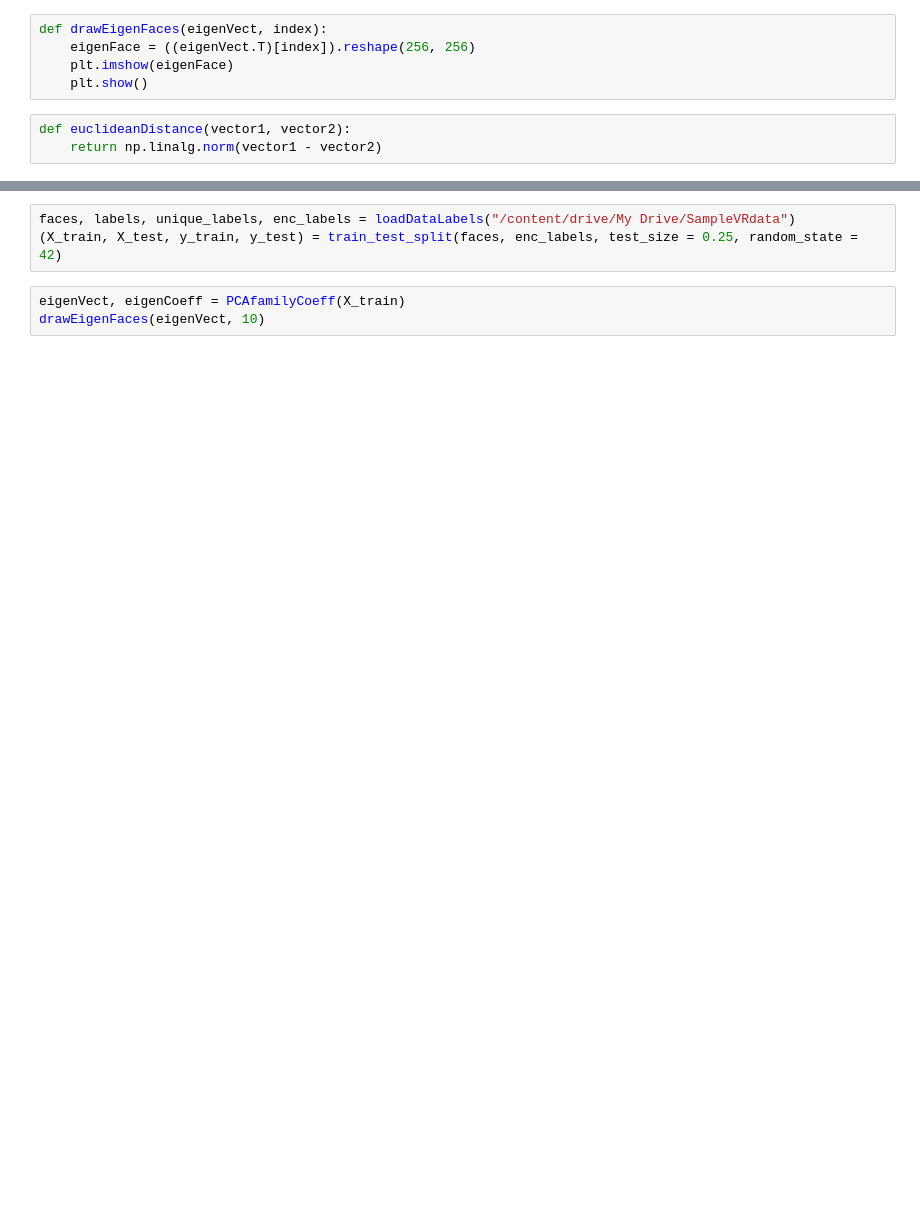
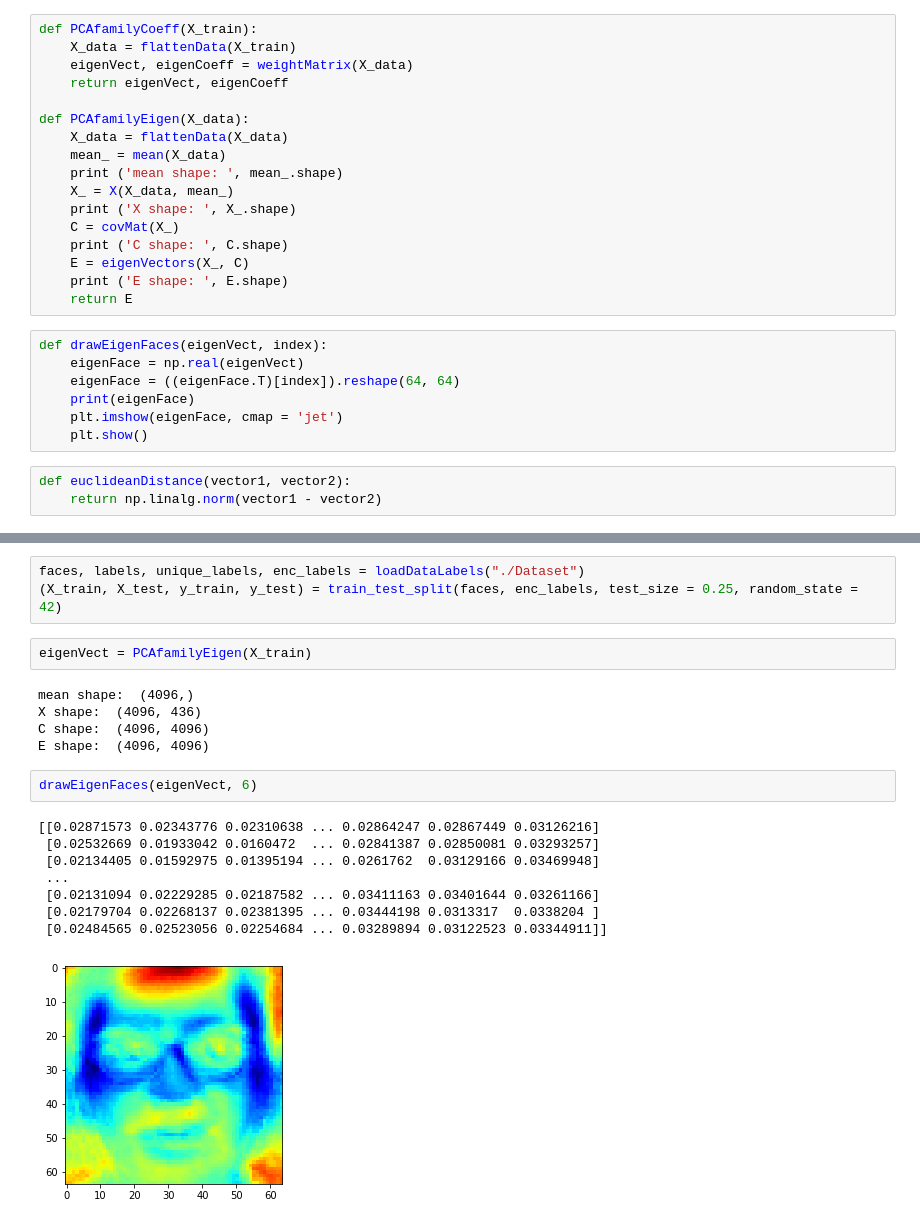
Before and after one commit to yasasdy/Face-Recognition, a Jupyter notebook: PCA_scratchFR.ipynb, the cells around one changed output, grey strips where cells are left out. Drawn from its saved outputs; the diff is of its cells as text; blank space fills up the shorter version.

```diff
--- a/PCA_scratchFR.ipynb
+++ b/PCA_scratchFR.ipynb
@@ -137,7 +114,26 @@ def PCAfamilyCoeff(X_train):
+# %%
+def PCAfamilyCoeff(X_train):
+    X_data = flattenData(X_train)
+    eigenVect, eigenCoeff = weightMatrix(X_data)
+    return eigenVect, eigenCoeff
+
+def PCAfamilyEigen(X_data):
+    X_data = flattenData(X_data)
+    mean_ = mean(X_data)
+    print ('mean shape: ', mean_.shape)
+    X_ = X(X_data, mean_)
+    print ('X shape: ', X_.shape)
+    C = covMat(X_)
+    print ('C shape: ', C.shape)
+    E = eigenVectors(X_, C)
+    print ('E shape: ', E.shape)
+    return E
 # %%
 def drawEigenFaces(eigenVect, index):
-    eigenFace = ((eigenVect.T)[index]).reshape(256, 256)
-    plt.imshow(eigenFace)
+    eigenFace = np.real(eigenVect)
+    eigenFace = ((eigenFace.T)[index]).reshape(64, 64)
+    print(eigenFace)
+    plt.imshow(eigenFace, cmap = 'jet')
     plt.show()
 # %%
 def euclideanDistance(vector1, vector2):
@@ -178,6 +229,21 @@ def Example(index, predictions, y_test, unique_labels):
 # %%
-faces, labels, unique_labels, enc_labels = loadDataLabels("/content/drive/My Drive/SampleVRdata")
+faces, labels, unique_labels, enc_labels = loadDataLabels("./Dataset")
 (X_train, X_test, y_train, y_test) = train_test_split(faces, enc_labels, test_size = 0.25, random_state = 42)
-# %%
-eigenVect, eigenCoeff = PCAfamilyCoeff(X_train)
-drawEigenFaces(eigenVect, 10)
+# %%
+eigenVect = PCAfamilyEigen(X_train)
+# %% [output]
+mean shape:  (4096,)
+X shape:  (4096, 436)
+C shape:  (4096, 4096)
+E shape:  (4096, 4096)
+# %%
+drawEigenFaces(eigenVect, 6)
+# %% [output]
+[[0.02871573 0.02343776 0.02310638 ... 0.02864247 0.02867449 0.03126216]
+ [0.02532669 0.01933042 0.0160472  ... 0.02841387 0.02850081 0.03293257]
+ [0.02134405 0.01592975 0.01395194 ... 0.0261762  0.03129166 0.03469948]
+ ...
+ [0.02131094 0.02229285 0.02187582 ... 0.03411163 0.03401644 0.03261166]
+ [0.02179704 0.02268137 0.02381395 ... 0.03444198 0.0313317  0.0338204 ]
+ [0.02484565 0.02523056 0.02254684 ... 0.03289894 0.03122523 0.03344911]]
+[figure, added]
```
Also changed, not shown: parts of 30 cells of this notebook, 1 other file.
